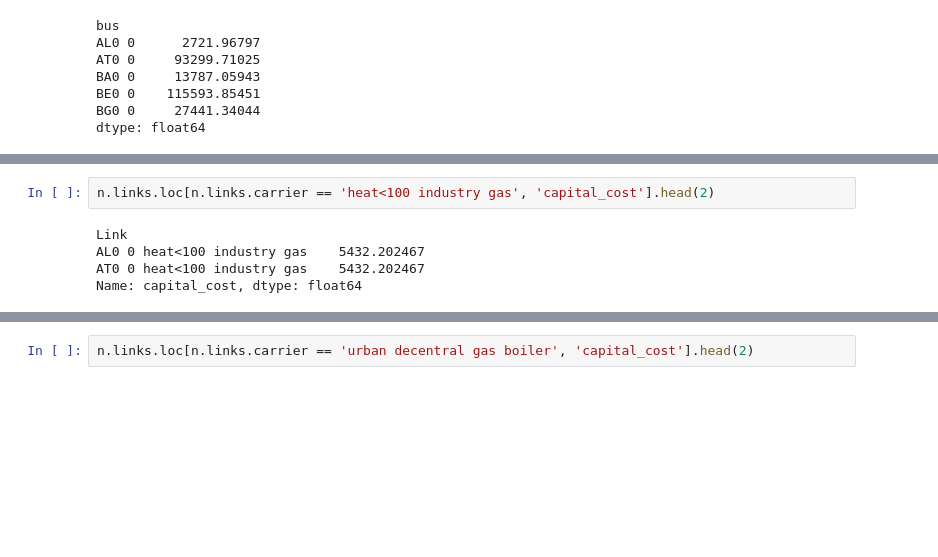
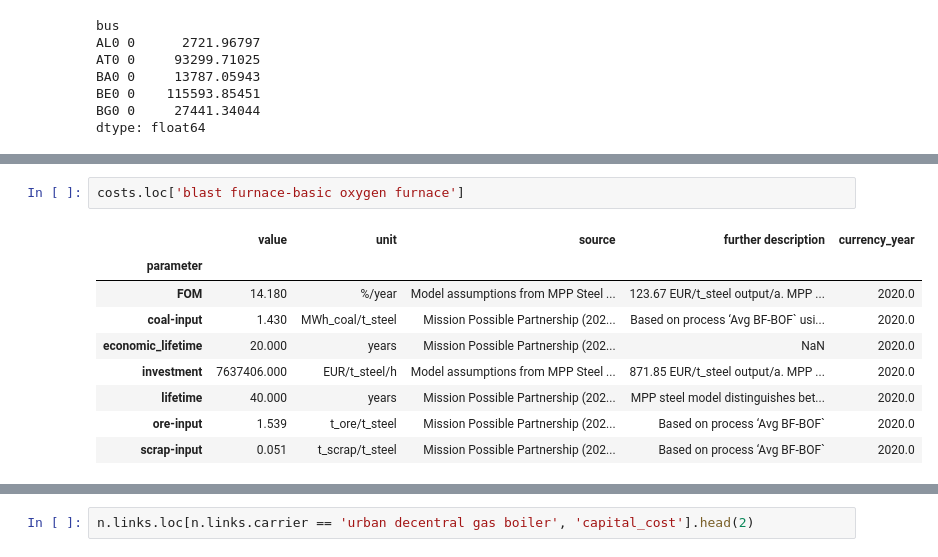
Before and after one commit to LukasFrankenQ/resilient-pypsa-eur, a Jupyter notebook: notebooks/plot_capex_opex_lcoe.ipynb, the cells around one changed output, grey strips where cells are left out. Drawn from its saved outputs; the diff is of its cells as text; blank space fills up the shorter version.

Commit message:
added steel plotting

```diff
--- a/notebooks/plot_capex_opex_lcoe.ipynb
+++ b/notebooks/plot_capex_opex_lcoe.ipynb
@@ -536,7 +611,12 @@ heat>500 industry hydrogen heat>500 industry hydrogen
-# %%
-n.links.loc[n.links.carrier == 'heat<100 industry gas', 'capital_cost'].head(2)
-# %% [output]
-Link
-AL0 0 heat<100 industry gas    5432.202467
-AT0 0 heat<100 industry gas    5432.202467
-Name: capital_cost, dtype: float64
+# %%
+costs.loc['blast furnace-basic oxygen furnace']
+# %% [output]
+|  | value | unit | source | further description | currency_year |
+| parameter |  |  |  |  |  |
+| FOM | 14.180 | %/year | Model assumptions from MPP Steel ... | 123.67 EUR/t_steel output/a. MPP ... | 2020.0 |
+| coal-input | 1.430 | MWh_coal/t_steel | Mission Possible Partnership (202... | Based on process ‘Avg BF-BOF` usi... | 2020.0 |
+| economic_lifetime | 20.000 | years | Mission Possible Partnership (202... | NaN | 2020.0 |
+| investment | 7637406.000 | EUR/t_steel/h | Model assumptions from MPP Steel ... | 871.85 EUR/t_steel output/a. MPP ... | 2020.0 |
+| lifetime | 40.000 | years | Mission Possible Partnership (202... | MPP steel model distinguishes bet... | 2020.0 |
+| ore-input | 1.539 | t_ore/t_steel | Mission Possible Partnership (202... | Based on process ‘Avg BF-BOF` | 2020.0 |
+| scrap-input | 0.051 | t_scrap/t_steel | Mission Possible Partnership (202... | Based on process ‘Avg BF-BOF` | 2020.0 |
```
Also changed, not shown: parts of 12 cells of this notebook, 1 other file.
